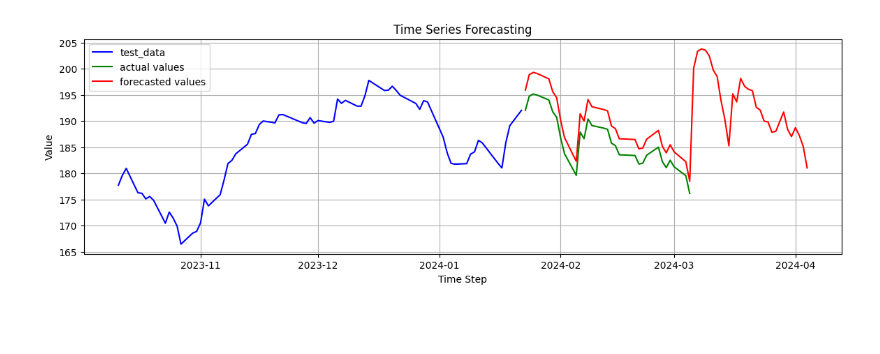
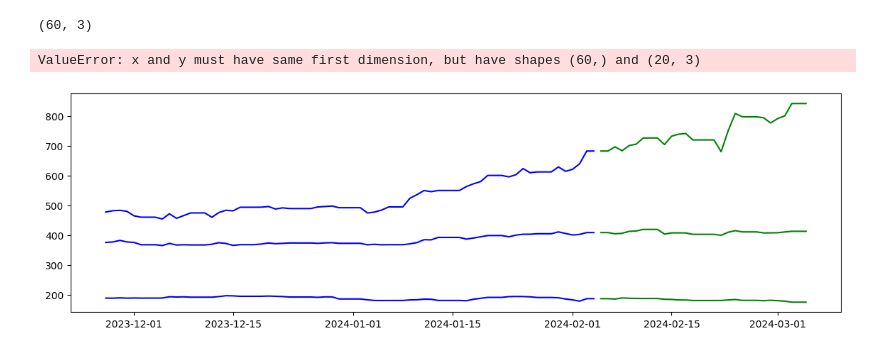
Before and after one commit to Tiburso/StockPredictor, a Jupyter notebook: src/model_sandbox.ipynb, the cells around one changed output. Drawn from its saved outputs; the diff is of its cells as text; code cells hidden in the pictures; blank space fills up the shorter version.

```diff
--- a/src/model_sandbox.ipynb
+++ b/src/model_sandbox.ipynb
@@ -80,0 +101,11 @@ print(scaled_train.shape, scaled_test.shape)
+# %%
+# Scale the data per column
+scaler = MinMaxScaler()
+scaled_train = scaler.fit_transform(train)
+scaled_test = scaler.fit_transform(test)
+
+# Convert back into the previous format
+scaled_train_df = pd.DataFrame(scaled_train, columns=train.columns, index=train.index)
+scaled_test_df = pd.DataFrame(scaled_test, columns=test.columns, index=test.index)
+
+print(scaled_train_df.head())
@@ -89,7 +127,7 @@ def create_sequences(X, window_size):
 # %%
 # Create sequences for the train data
 seq_length = 50
-X_train, y_train = create_sequences(scaled_train, window_size=seq_length)
+X_train, y_train = create_sequences(scaled_train_df, window_size=seq_length)
 
 # Convert to tensor
 X_train = torch.from_numpy(X_train).float()
@@ -97,7 +135,7 @@ y_train = torch.from_numpy(y_train).float()
 
 # Create sequences for the test data
 seq_length = 30
-X_test, y_test = create_sequences(scaled_test, window_size=seq_length)
+X_test, y_test = create_sequences(scaled_test_df, window_size=seq_length)
 
 X_test = torch.from_numpy(X_test).float()
 y_test = torch.from_numpy(y_test).float()
@@ -113,7 +151,7 @@ input_size = X_train.shape[2]
 num_layers = 2
 hidden_layer_size = 64
 
-model = LitLSTMModel(input_size, hidden_layer_size, num_layers)
+model = LitLSTMModel(input_size, input_size, hidden_layer_size, num_layers)
 print(type(model))
 trainer = pl.Trainer(limit_train_batches=100, max_epochs=10, min_epochs=3, gradient_clip_val=0.5, deterministic=True)
 # %% [output]
@@ -164,11 +201,11 @@ with torch.no_grad():
         predicted_value = model(historical_data_tensor).cpu().numpy()[0, 0]
 
         # Append the predicted value to the forecasted_values list
-        forecasted_values.append(predicted_value[0])
+        forecasted_values.append(predicted_value)
 
         # Update the historical_data sequence by removing the oldest value and adding the predicted value
         historical_data = np.roll(historical_data, shift=-1)
-        historical_data[-1] = predicted_value
+        historical_data[-1] = predicted_value[0]
 
 
 # Generate futute dates
@@ -179,28 +216,37 @@ future_dates = pd.date_range(start=last_date + pd.DateOffset(1), periods=30)
 
 # Concatenate the original index with the future dates
 combined_index = test.index.append(future_dates)
+# %%
+# Reshape 60,1 into 30,3
+np.array(forecasted_values).shape
+# %% [output]
+(60, 3)
 # %%
 #set the size of the plot
 plt.rcParams['figure.figsize'] = [14, 4]
 
 #Test data
 plt.plot(test.index[-100:-30], test.values[-100:-30], label = "test_data", color = "b")
 #reverse the scaling transformation
-original_cases = scaler.inverse_transform(np.expand_dims(sequence_to_plot[-1], axis=0)).flatten()
+original_cases = scaler.inverse_transform(sequence_to_plot[-1])
+# original_cases = scaler.inverse_transform(np.expand_dims(sequence_to_plot[-1], axis=0)).flatten()
 
 #the historical data used as input for forecasting
 plt.plot(test.index[-30:], original_cases, label='actual values', color='green')
 
 #Forecasted Values
 #reverse the scaling transformation
-forecasted_cases = scaler.inverse_transform(np.expand_dims(forecasted_values, axis=0)).flatten()
+forecasted_cases = scaler.inverse_transform(np.array(forecasted_values))
+# forecasted_cases = scaler.inverse_transform(np.expand_dims(forecasted_values, axis=0)).flatten()
+
 # plotting the forecasted values
 plt.plot(combined_index[-60:], forecasted_cases, label='forecasted values', color='red')
 
 plt.xlabel('Time Step')
 plt.ylabel('Value')
 plt.legend()
 plt.title('Time Series Forecasting')
 plt.grid(True)
 # %% [output]
+ValueError: x and y must have same first dimension, but have shapes (60,) and (20, 3)
-[figure, old version]
+[figure, new version]
```
Also changed, not shown: parts of 11 cells of this notebook.
